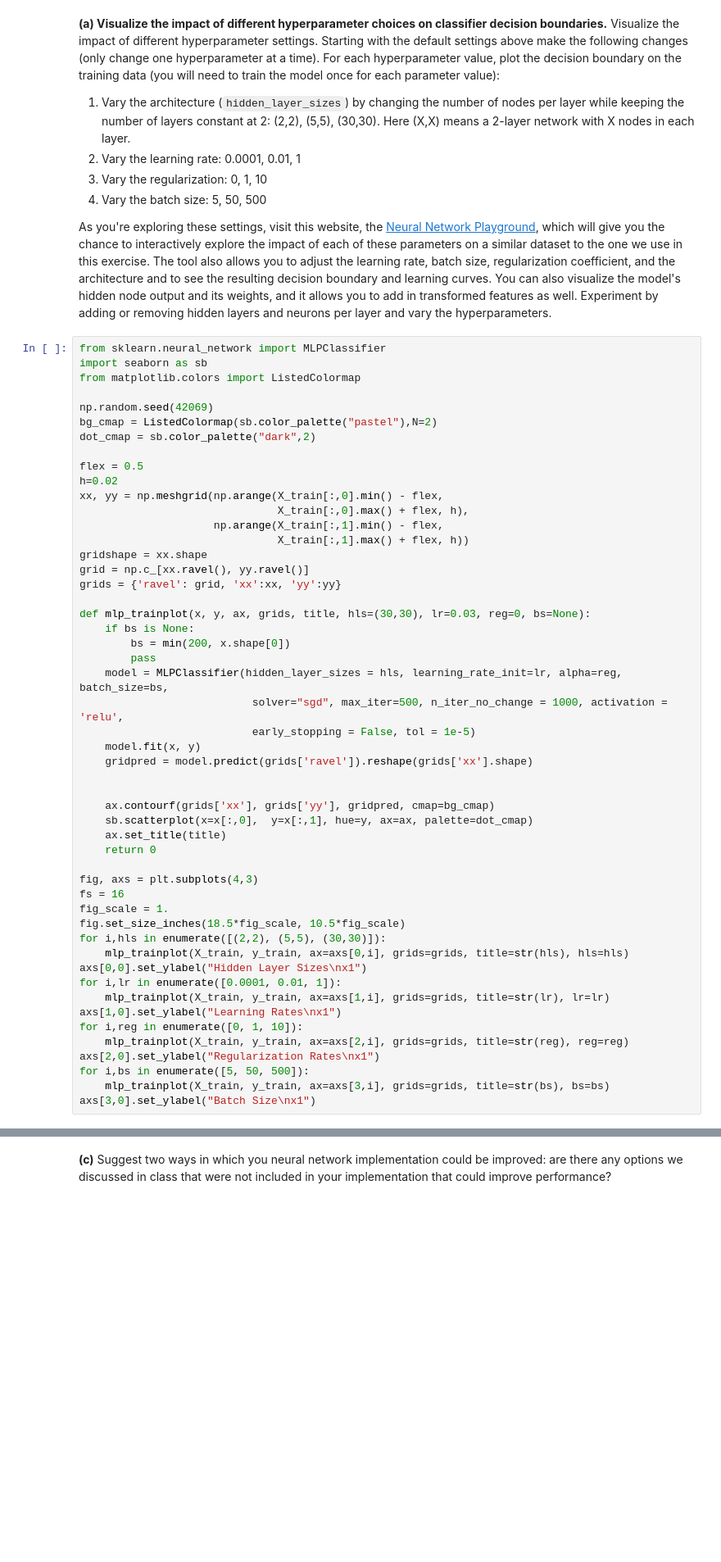
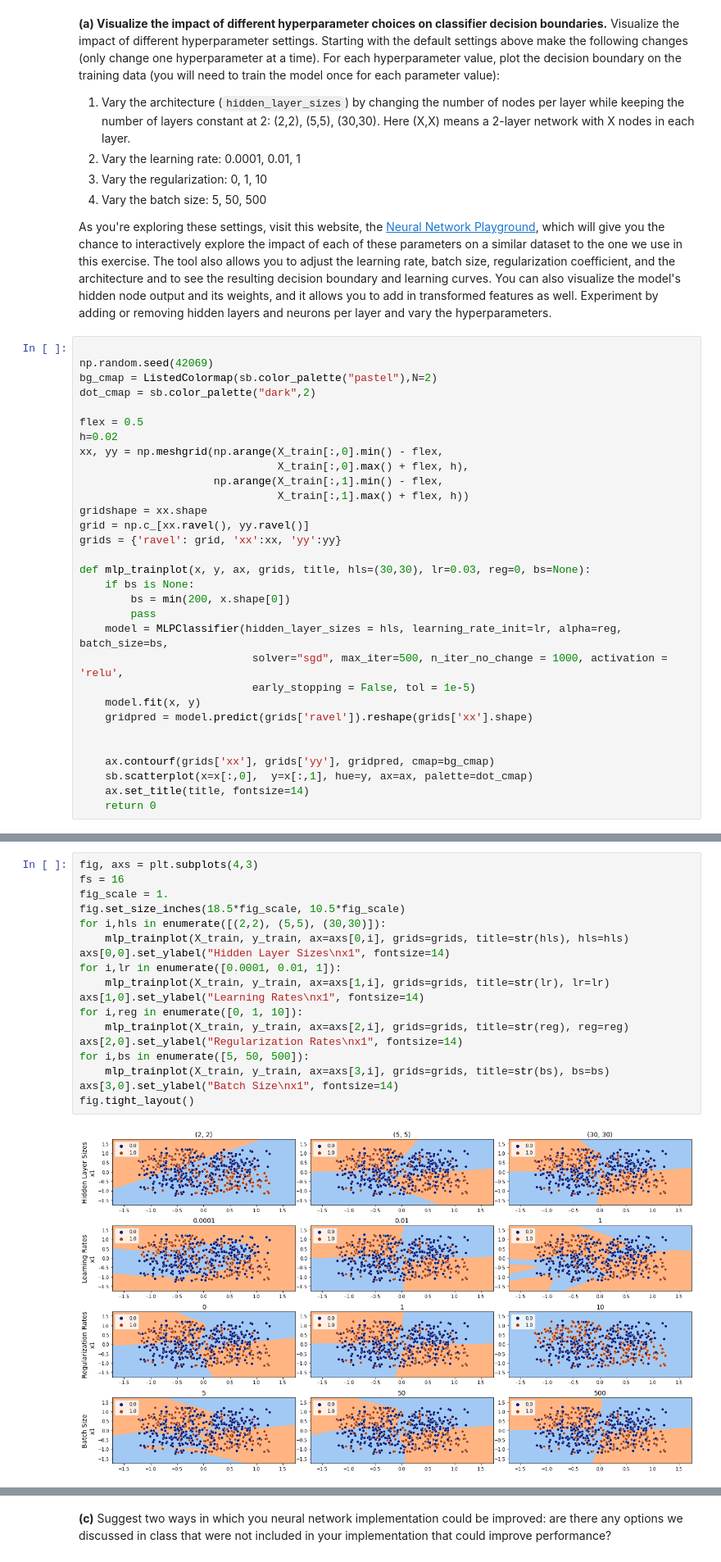
Before and after one commit to satvikk/ids705, a Jupyter notebook: assignments/Assignment_4.ipynb, the cells around one changed output, grey strips where cells are left out. Shown at 82% size. Saved outputs shown, nothing was run; the diff lists cells and outputs as text; blank space fills up the shorter version.

```diff
--- a/assignments/Assignment_4.ipynb
+++ b/assignments/Assignment_4.ipynb
@@ -151,9 +162,6 @@ This default setting is our initial guess of what good values may be. Notice the
 
 As you're exploring these settings, visit this website, the [Neural Network Playground](https://playground.tensorflow.org/#activation=relu&batchSize=10&dataset=xor&regDataset=reg-plane&learningRate=0.03&regularizationRate=0&noise=20&networkShape=2,1&seed=0.89022&showTestData=false&discretize=false&percTrainData=50&x=true&y=true&xTimesY=false&xSquared=false&ySquared=false&cosX=false&sinX=false&cosY=false&sinY=false&collectStats=false&problem=classification&initZero=false&hideText=false&showTestData_hide=false), which will give you the chance to interactively explore the impact of each of these parameters on a similar dataset to the one we use in this exercise. The tool also allows you to adjust the learning rate, batch size, regularization coefficient, and the architecture and to see the resulting decision boundary and learning curves. You can also visualize the model's hidden node output and its weights, and it allows you to add in transformed features as well. Experiment by adding or removing hidden layers and neurons per layer and vary the hyperparameters.
 # %%
-from sklearn.neural_network import MLPClassifier
-import seaborn as sb
-from matplotlib.colors import ListedColormap
 
 np.random.seed(42069)
 bg_cmap = ListedColormap(sb.color_palette("pastel"),N=2)
@@ -182,22 +190,5 @@ def mlp_trainplot(x, y, ax, grids, title, hls=(30,30), lr=0.03, reg=0, bs=None):
 
     ax.contourf(grids['xx'], grids['yy'], gridpred, cmap=bg_cmap)
     sb.scatterplot(x=x[:,0],  y=x[:,1], hue=y, ax=ax, palette=dot_cmap)
-    ax.set_title(title)
+    ax.set_title(title, fontsize=14)
     return 0
-
-fig, axs = plt.subplots(4,3)
-fs = 16
-fig_scale = 1.
-fig.set_size_inches(18.5*fig_scale, 10.5*fig_scale)
-for i,hls in enumerate([(2,2), (5,5), (30,30)]):
-    mlp_trainplot(X_train, y_train, ax=axs[0,i], grids=grids, title=str(hls), hls=hls)
-axs[0,0].set_ylabel("Hidden Layer Sizes\nx1")
-for i,lr in enumerate([0.0001, 0.01, 1]):
-    mlp_trainplot(X_train, y_train, ax=axs[1,i], grids=grids, title=str(lr), lr=lr)
-axs[1,0].set_ylabel("Learning Rates\nx1")
-for i,reg in enumerate([0, 1, 10]):
-    mlp_trainplot(X_train, y_train, ax=axs[2,i], grids=grids, title=str(reg), reg=reg)
-axs[2,0].set_ylabel("Regularization Rates\nx1")
-for i,bs in enumerate([5, 50, 500]):
-    mlp_trainplot(X_train, y_train, ax=axs[3,i], grids=grids, title=str(bs), bs=bs)
-axs[3,0].set_ylabel("Batch Size\nx1")
@@ -207,3 +195,23 @@ Text(0, 0.5, 'Batch Size\nx1')
+# %%
+fig, axs = plt.subplots(4,3)
+fs = 16
+fig_scale = 1.
+fig.set_size_inches(18.5*fig_scale, 10.5*fig_scale)
+for i,hls in enumerate([(2,2), (5,5), (30,30)]):
+    mlp_trainplot(X_train, y_train, ax=axs[0,i], grids=grids, title=str(hls), hls=hls)
+axs[0,0].set_ylabel("Hidden Layer Sizes\nx1", fontsize=14)
+for i,lr in enumerate([0.0001, 0.01, 1]):
+    mlp_trainplot(X_train, y_train, ax=axs[1,i], grids=grids, title=str(lr), lr=lr)
+axs[1,0].set_ylabel("Learning Rates\nx1", fontsize=14)
+for i,reg in enumerate([0, 1, 10]):
+    mlp_trainplot(X_train, y_train, ax=axs[2,i], grids=grids, title=str(reg), reg=reg)
+axs[2,0].set_ylabel("Regularization Rates\nx1", fontsize=14)
+for i,bs in enumerate([5, 50, 500]):
+    mlp_trainplot(X_train, y_train, ax=axs[3,i], grids=grids, title=str(bs), bs=bs)
+axs[3,0].set_ylabel("Batch Size\nx1", fontsize=14)
+fig.tight_layout()
+# %% [output]
+[figure, added]
 # %% [markdown]
 **(b) Manual (greedy) hyperparameter tuning I: manually optimize hyperparameters that govern the learning process, one hyperparameter at a time.** Now with some insight into which settings may work better than others, let's more fully explore the performance of these different settings in the context of our validation dataset through a manual optimization process. Holding all else constant (with the default settings mentioned above), vary each of the following parameters as specified below. Train your algorithm on the training data, and evaluate the performance of your trained algorithm on the validation dataset. Here, overall accuracy is a reasonable performance metric since the classes are balanced and we don't weight one type of error as more important than the other; therefore, use the `score` method of the `MLPClassifier` for this. Create plots of accuracy vs each parameter you vary (this will result in three plots).
 1. Vary learning rate logarithmically from $10^{-5}$ to $10^{0}$ with 20 steps
```
Also changed, not shown: parts of 31 cells of this notebook, 2 other files.
